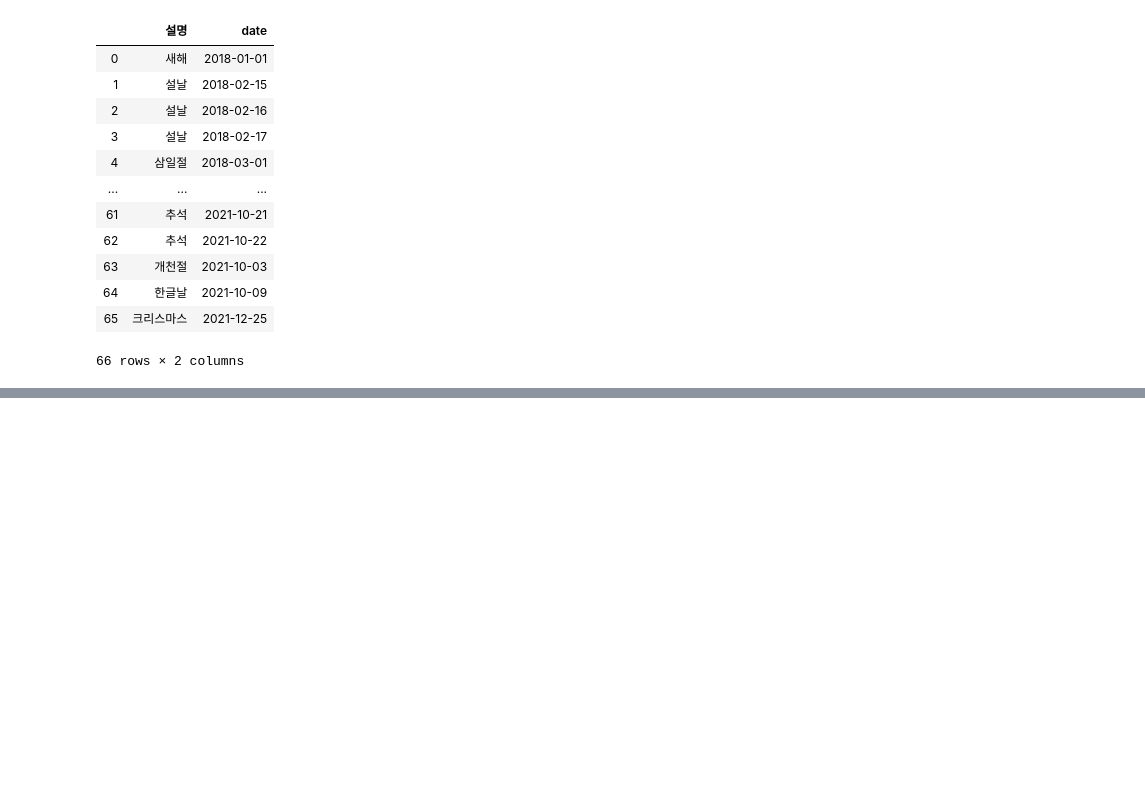
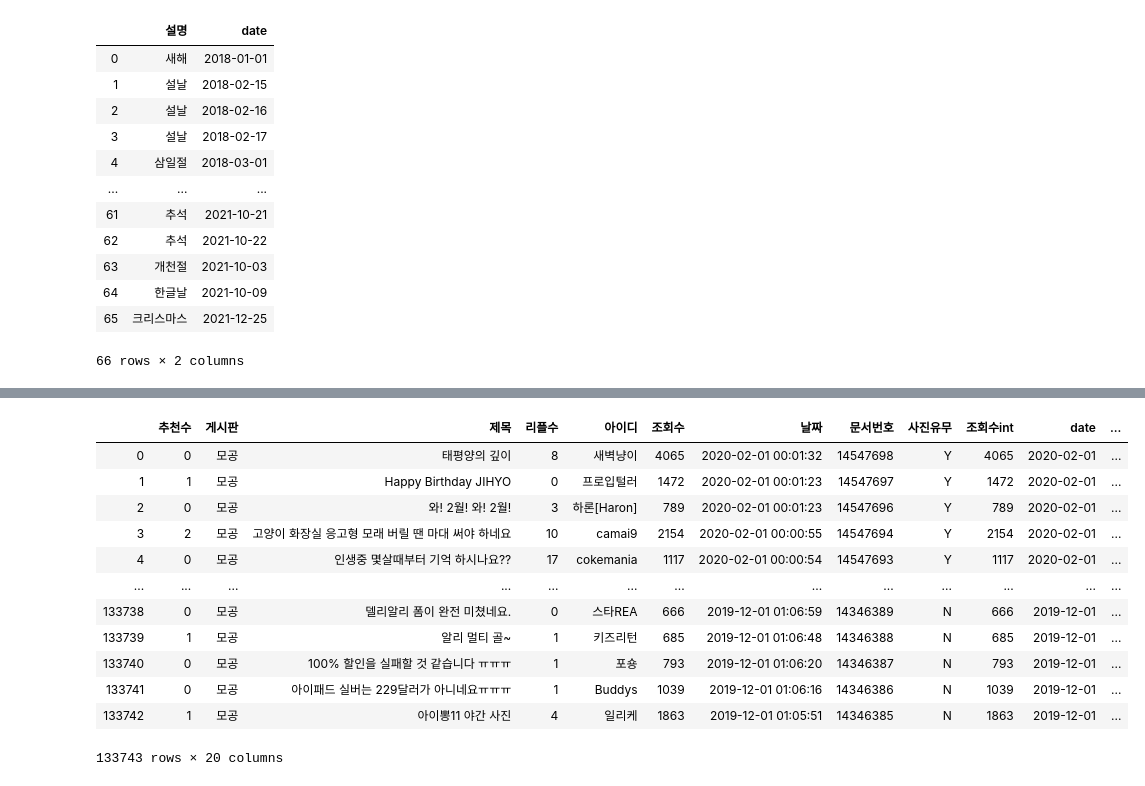
Before and after one commit to arandanito/clien, a Jupyter notebook: 02. Pre-proceessing.ipynb, the cells around one changed output, grey strips where cells are left out. Drawn from its saved outputs; the diff is of its cells as text; code cells hidden in the pictures; blank space fills up the shorter version.

```diff
--- a/02. Pre-proceessing.ipynb
+++ b/02. Pre-proceessing.ipynb
@@ -182,0 +168,16 @@ clien.to_csv('./clien.csv',index = False)
+# %%
+clien
+# %% [output]
+|  | 추천수 | 게시판 | 제목 | 리플수 | 아이디 | 조회수 | 날짜 | 문서번호 | 사진유무 | 조회수int | date | ... |
+| 0 | 0 | 모공 | 태평양의 깊이 | 8 | 새벽냥이 | 4065 | 2020-02-01 00:01:32 | 14547698 | Y | 4065 | 2020-02-01 | ... |
+| 1 | 1 | 모공 | Happy Birthday JIHYO | 0 | 프로입털러 | 1472 | 2020-02-01 00:01:23 | 14547697 | Y | 1472 | 2020-02-01 | ... |
+| 2 | 0 | 모공 | 와! 2월! 와! 2월! | 3 | 하론[Haron] | 789 | 2020-02-01 00:01:23 | 14547696 | Y | 789 | 2020-02-01 | ... |
+| 3 | 2 | 모공 | 고양이 화장실 응고형 모래 버릴 땐 마대 써야 하네요 | 10 | camai9 | 2154 | 2020-02-01 00:00:55 | 14547694 | Y | 2154 | 2020-02-01 | ... |
+| 4 | 0 | 모공 | 인생중 몇살때부터 기억 하시나요?? | 17 | cokemania | 1117 | 2020-02-01 00:00:54 | 14547693 | Y | 1117 | 2020-02-01 | ... |
+| ... | ... | ... | ... | ... | ... | ... | ... | ... | ... | ... | ... | ... |
+| 133738 | 0 | 모공 | 델리알리 폼이 완전 미쳤네요. | 0 | 스타REA | 666 | 2019-12-01 01:06:59 | 14346389 | N | 666 | 2019-12-01 | ... |
+| 133739 | 1 | 모공 | 알리 멀티 골~ | 1 | 키즈리턴 | 685 | 2019-12-01 01:06:48 | 14346388 | N | 685 | 2019-12-01 | ... |
+| 133740 | 0 | 모공 | 100% 할인을 실패할 것 같습니다 ㅠㅠㅠ | 1 | 포숑 | 793 | 2019-12-01 01:06:20 | 14346387 | N | 793 | 2019-12-01 | ... |
+| 133741 | 0 | 모공 | 아이패드 실버는 229달러가 아니네요ㅠㅠㅠ | 1 | Buddys | 1039 | 2019-12-01 01:06:16 | 14346386 | N | 1039 | 2019-12-01 | ... |
+| 133742 | 1 | 모공 | 아이뽕11 야간 사진 | 4 | 일리케 | 1863 | 2019-12-01 01:05:51 | 14346385 | N | 1863 | 2019-12-01 | ... |
+133743 rows × 20 columns
```
Also changed, not shown: parts of 5 cells of this notebook, 2 other files.
